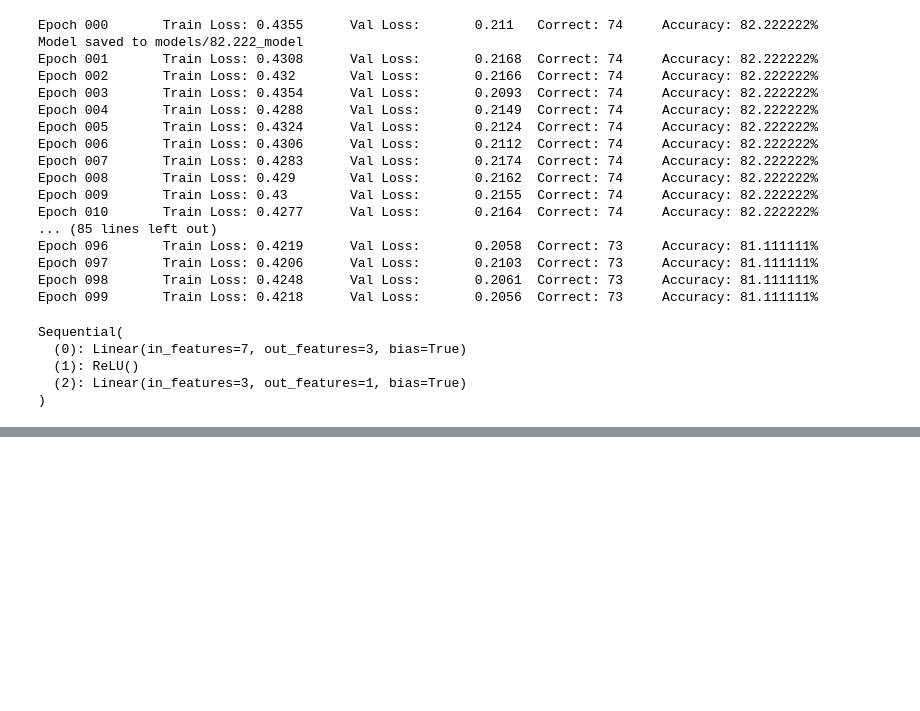
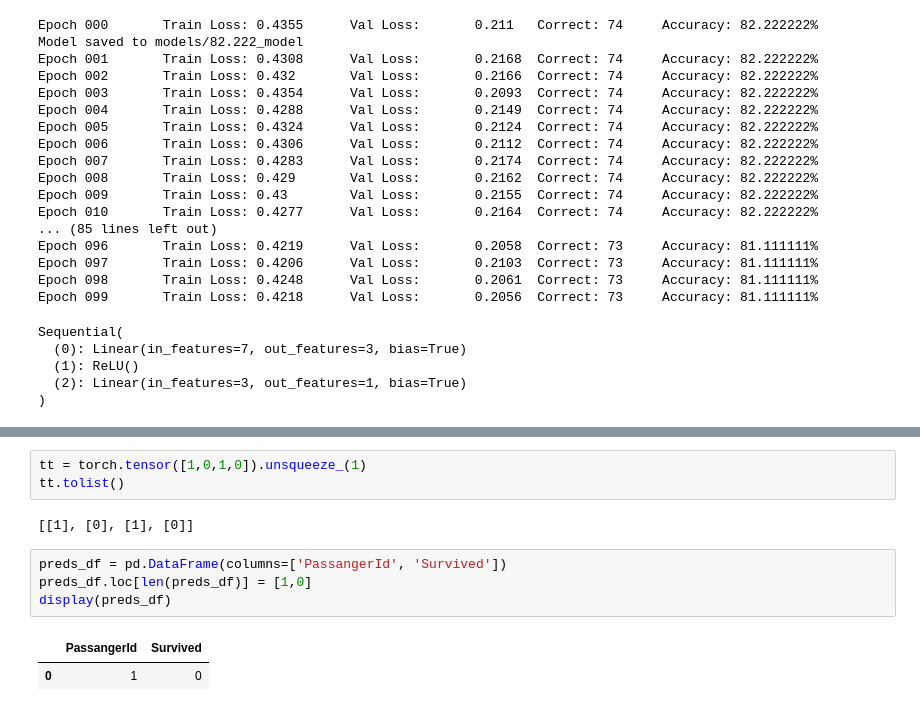
Before and after one commit to SpaceFrostDev/titanic_kaggle, a Jupyter notebook: titanic.ipynb, the cells around one changed output, grey strips where cells are left out. Cells and saved outputs as stored; diff of their text form; blank space fills up the shorter version.

```diff
--- a/titanic.ipynb
+++ b/titanic.ipynb
@@ -376,0 +385,12 @@ def create_dl(df: pd.core.frame.DataFrame) -> torch.Tensor:
+# %%
+tt = torch.tensor([1,0,1,0]).unsqueeze_(1)
+tt.tolist()
+# %% [output]
+[[1], [0], [1], [0]]
+# %%
+preds_df = pd.DataFrame(columns=['PassangerId', 'Survived'])
+preds_df.loc[len(preds_df)] = [1,0]
+display(preds_df)
+# %% [output]
+|  | PassangerId | Survived |
+| 0 | 1 | 0 |
```
Also changed, not shown: parts of 39 cells of this notebook.
